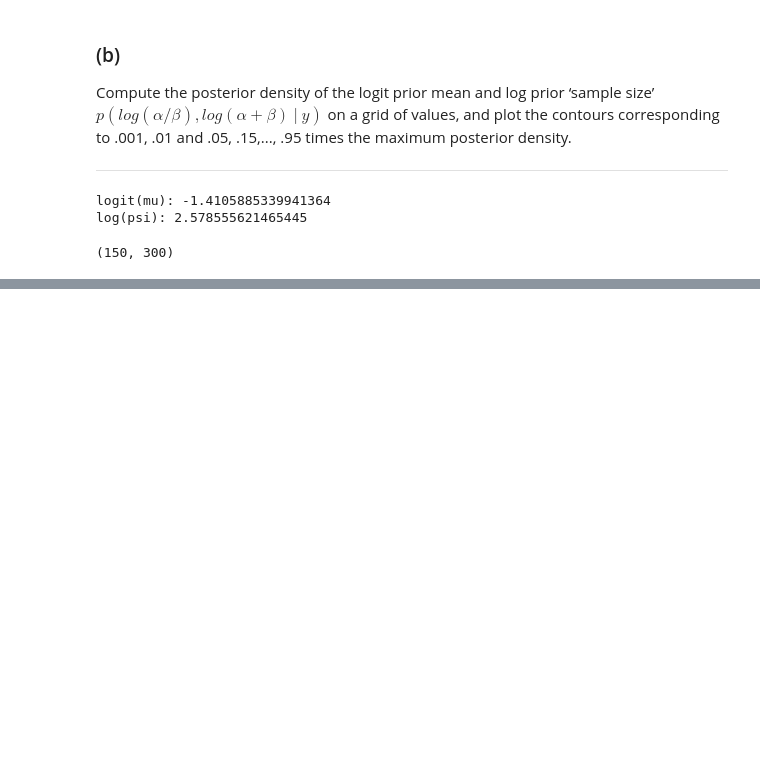
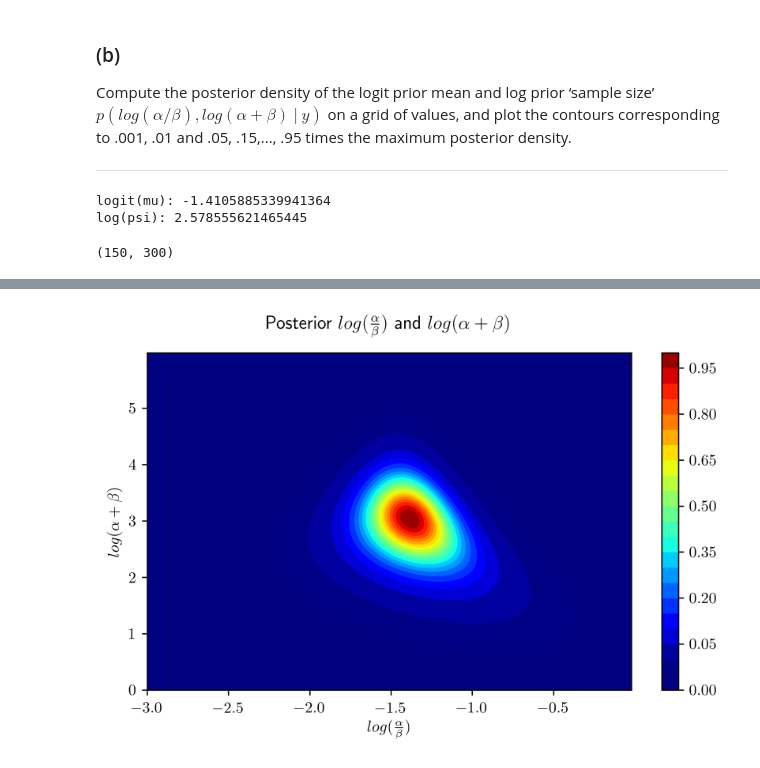
Before and after one commit to GKjohns/Bayesian-Statistics-5224, a Jupyter notebook: hw_3.ipynb, the cells around one changed output, grey strips where cells are left out. Cells and saved outputs as stored; diff of their text form; code cells hidden in the pictures; blank space fills up the shorter version.

Commit message:
change backend from svg to png with 400 dpi. Github sucks at rendering latex and SVG

```diff
--- a/hw_3.ipynb
+++ b/hw_3.ipynb
@@ -1,17 +1,17 @@
 # %%
 %matplotlib inline
-%config InlineBackend.figure_format = 'svg'
+%config InlineBackend.figure_format = 'png'
 
 import numpy as np
 import pandas as pd
-
 from scipy.special import beta as beta_f
 from scipy.stats import beta, gamma, binom, norm
 from scipy.misc import factorial
 
 import matplotlib.pyplot as plt
-plt.rcParams['figure.figsize'] = 8, 5
-plt.rcParams['text.usetex'] = False
+plt.rcParams['savefig.dpi'] = 400
+plt.rcParams['figure.figsize'] = 7, 4
+plt.rcParams['text.usetex'] = True
 # %% [markdown]
 # 1.
 
@@ -111,6 +111,8 @@ levels = [0, .001, .01] + [.05 * i for i in range(1, 21)]
 # plot the posterior level curves
 plt.contourf(logit_mu, log_psi, posterior_grid.T, levels=levels, cmap=plt.cm.jet)
 plt.xlabel(r'$log(\frac{\alpha}{\beta})$')
-# plt.ylabel(r'$log(\alpha + \beta)$')
+plt.ylabel(r'$log(\alpha + \beta)$')
+plt.title(r'Posterior $log(\frac{\alpha}{\beta})$ and $log(\alpha + \beta)$', y=1.025)
+plt.colorbar()
 plt.show()
 # %% [output]
@@ -117,0 +119 @@ plt.show()
+[figure, added]
```
Also changed, not shown: parts of 39 cells of this notebook.
